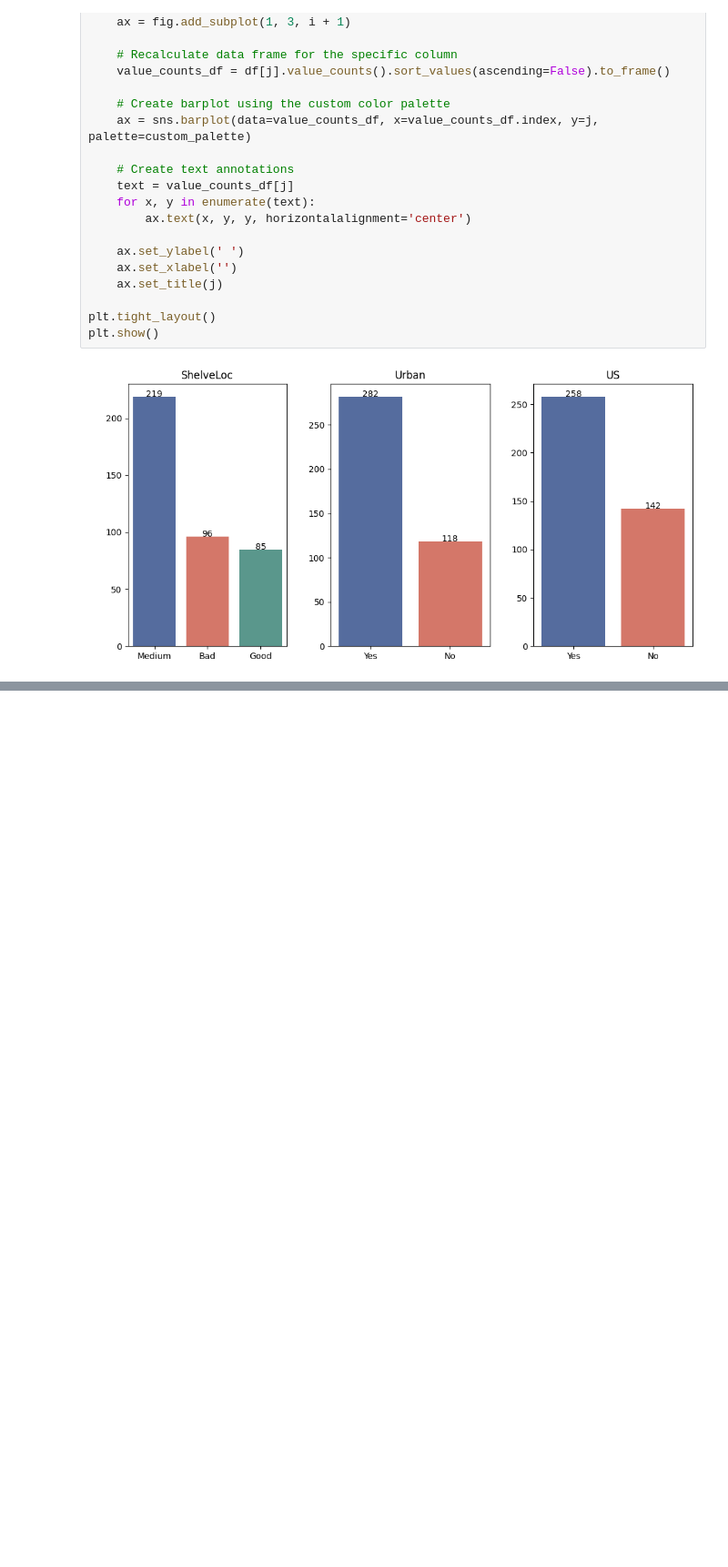
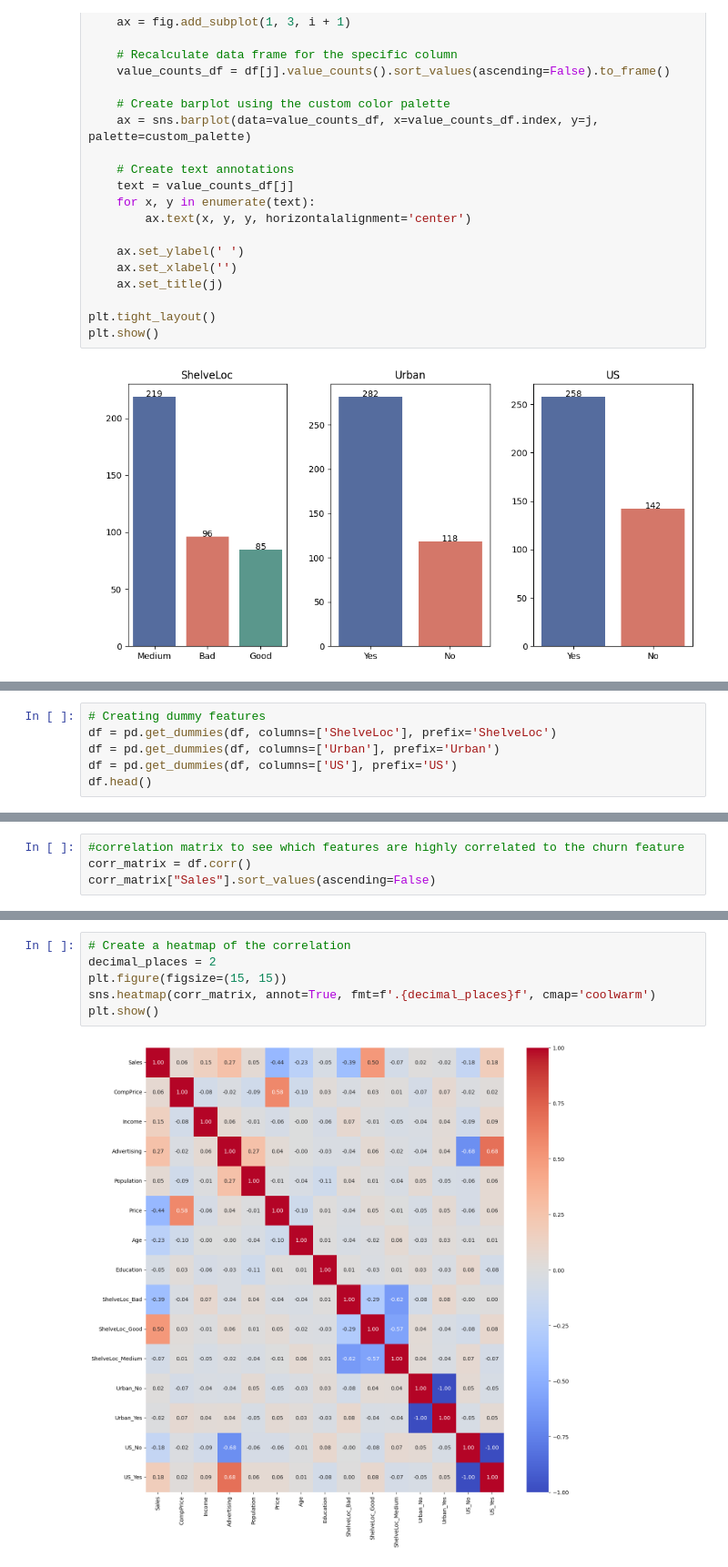
Before and after one commit to fredrik998/AppliedMachineLearning, a Jupyter notebook: Codes/FredrikCodes.ipynb, the cells around one changed output, grey strips where cells are left out. Shown: that part at 91% size. Cells and saved outputs as stored; diff of their text form; blank space fills up the shorter version.

```diff
--- a/Codes/FredrikCodes.ipynb
+++ b/Codes/FredrikCodes.ipynb
@@ -149,0 +154,6 @@ plt.show()
+# %%
+# Creating dummy features
+df = pd.get_dummies(df, columns=['ShelveLoc'], prefix='ShelveLoc')
+df = pd.get_dummies(df, columns=['Urban'], prefix='Urban')
+df = pd.get_dummies(df, columns=['US'], prefix='US')
+df.head()
@@ -149,0 +169,4 @@ plt.show()
+# %%
+#correlation matrix to see which features are highly correlated to the churn feature
+corr_matrix = df.corr()
+corr_matrix["Sales"].sort_values(ascending=False)
@@ -149,0 +190,8 @@ plt.show()
+# %%
+# Create a heatmap of the correlation
+decimal_places = 2
+plt.figure(figsize=(15, 15))
+sns.heatmap(corr_matrix, annot=True, fmt=f'.{decimal_places}f', cmap='coolwarm')
+plt.show()
+# %% [output]
+[figure, added]
```
Also changed, not shown: parts of 14 cells of this notebook.
